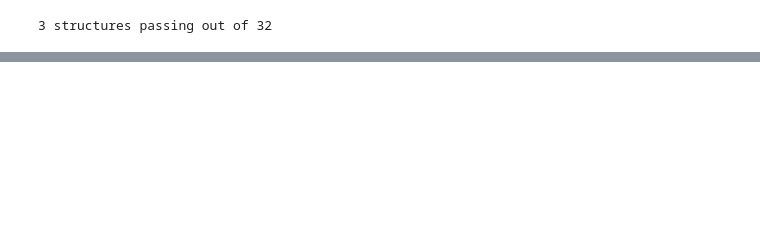
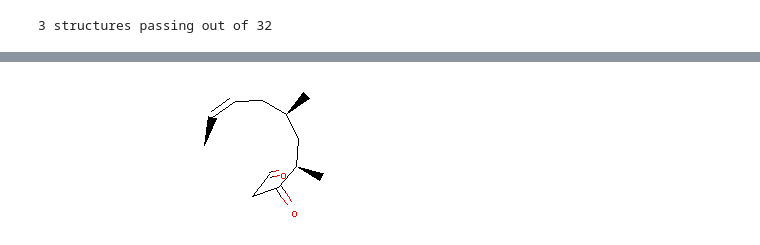
Before and after one commit to JBEI/clusterCAD, a Jupyter notebook: notebooks/Validate Product Predictions.ipynb, the cells around one changed output, grey strips where cells are left out. Saved outputs shown, nothing was run; the diff lists cells and outputs as text; code cells hidden in the pictures; blank space fills up the shorter version.

Commit message:
improved size and quality of mcs plots

```diff
--- a/notebooks/Validate Product Predictions.ipynb
+++ b/notebooks/Validate Product Predictions.ipynb
@@ -132,3 +132,13 @@ passing = [int(100 * mcsResults[geneClusterName][0]) >= passingCutoff for geneCl
 print(str(sum(passing)) + " structures passing out of " + str(len(passing)))
 # %% [output]
 3 structures passing out of 32
+# %%
+highlightAtomLists = highlightAtomLists[0:2]
+s1 = structures[0]
+s2= structures[1]
+
+AllChem.GenerateDepictionMatching2DStructure(s2,m)
+# plot predictions alongside known products
+Draw.MolsToGridImage([s1, s2], highlightAtomLists=highlightAtomLists,
+                     legends = legends, molsPerRow=2,
+                     subImgSize=(400, 400), useSVG=True)
@@ -134,0 +147,13 @@ print(str(sum(passing)) + " structures passing out of " + str(len(passing)))
+# %%
+m = deepcopy(s2)
+AllChem.Compute2DCoords(m)
+atoms = [atom.GetIdx() for atom in m.GetAtoms()]
+nonMCSatoms = list(filter(lambda x: x not in highlightAtomLists[1], atoms))
+nonMCSatoms.sort(reverse=True)
+rwmol = Chem.RWMol(m)
+for atom in nonMCSatoms:
+    rwmol.RemoveAtom(atom)
+new_mol = rwmol.GetMol()
+new_mol
+# %% [output]
+[figure, added]
```
Also changed, not shown: parts of 3 cells of this notebook, 3 other files.
